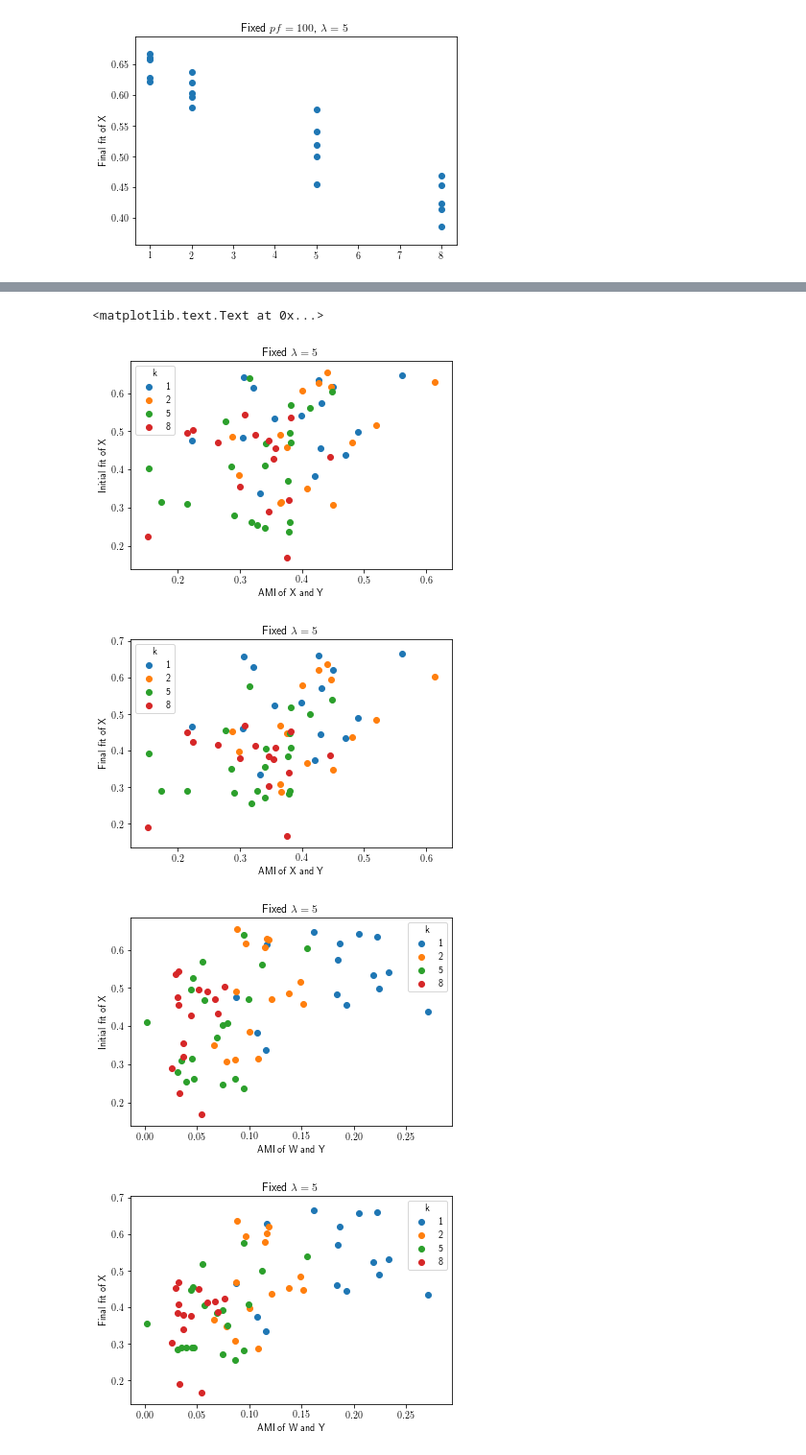
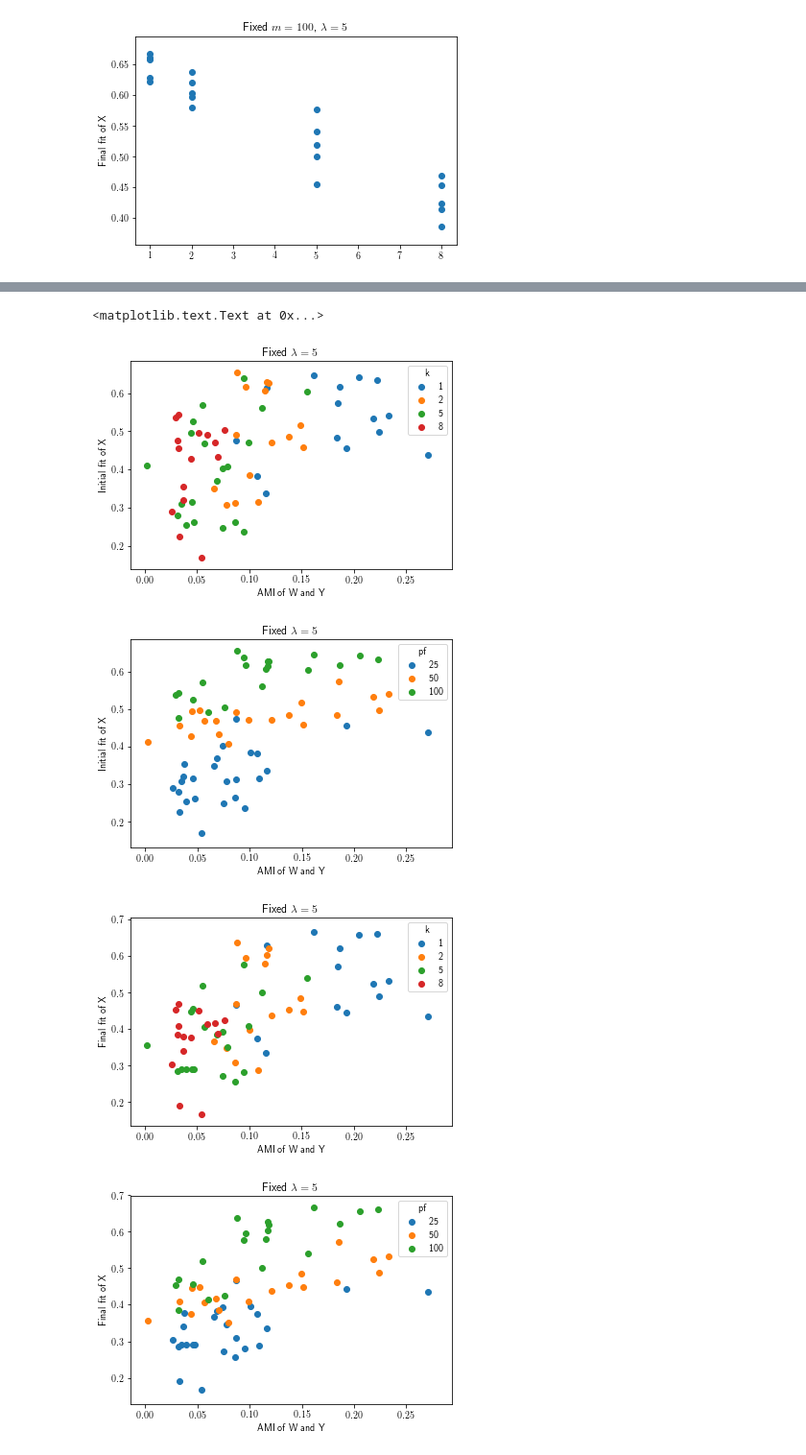
Before and after one commit to ahccheung/BCS, a Jupyter notebook: BCS_performance.ipynb, the cells around one changed output, grey strips where cells are left out. Shown at 96% size. Cells and saved outputs as stored; diff of their text form; code cells hidden in the pictures.

```diff
--- a/BCS_performance.ipynb
+++ b/BCS_performance.ipynb
@@ -46,4 +65,4 @@ plt.legend(loc = 5)
 # %%
-s1 = df[df.pf==50]
+s1 = df[df.m==50]
 s1.head()
 # %% [output]
@@ -134,13 +153,13 @@ plt.title('Fixed k=8, pf=25')
 [figure]
 # %%
 plt.figure()
-plt.scatter(df[df.k==1].pf, df[df.k==1].bcs_err)
+plt.scatter(df[df.k==1].m, df[df.k==1].bcs_err)
 plt.xlabel('Number of fixed measurements')
 plt.ylabel('Final fit of X')
 plt.title('Fixed k = 1')
 
 plt.figure()
-plt.scatter(df[(df.k==1)&(df.lda==5)].pf, df[(df.k==1)&(df.lda==5)].bcs_err)
+plt.scatter(df[(df.k==1)&(df.lda==5)].m, df[(df.k==1)&(df.lda==5)].bcs_err)
 plt.xlabel('Number of fixed measurements')
 plt.ylabel('Final fit of X')
 plt.title(r'Fixed $k = 1$, $\lambda = 5$')
@@ -148,27 +167,27 @@ plt.title(r'Fixed $k = 1$, $\lambda = 5$')
 plt.figure()
 groups = df[df.lda==5].groupby('k')
 for name, group in groups:
-    plt.scatter(group.pf, group.bcs_err, label=name)
+    plt.scatter(group.m, group.bcs_err, label=name)
 plt.title(r'Fixed $\lambda = 5$')
 plt.xlabel('Number of measurements')
 plt.ylabel('Final fit')
 plt.legend(title ='k', loc = 4)
 
 plt.figure()
-plt.scatter(df[(df.lda==5)& (df.pf==25)].k, df[(df.lda==5)& (df.pf==25)].bcs_err)
+plt.scatter(df[(df.lda==5)& (df.m==25)].k, df[(df.lda==5)& (df.m==25)].bcs_err)
 plt.xlabel('k')
 plt.ylabel('Final fit of X')
-plt.title(r'Fixed $pf=25$, $\lambda = 5$')
+plt.title(r'Fixed $m=25$, $\lambda = 5$')
 
 plt.figure()
-plt.scatter(df[(df.lda==5)& (df.pf==50)].k, df[(df.lda==5)& (df.pf==50)].bcs_err)
+plt.scatter(df[(df.lda==5)& (df.m==50)].k, df[(df.lda==5)& (df.m==50)].bcs_err)
 plt.ylabel('Final fit of X')
-plt.title(r'Fixed $pf=50$, $\lambda = 5$')
+plt.title(r'Fixed $m=50$, $\lambda = 5$')
 
 plt.figure()
-plt.scatter(df[(df.lda==5)& (df.pf==100)].k, df[(df.lda==5)& (df.pf==100)].bcs_err)
+plt.scatter(df[(df.lda==5)& (df.m==100)].k, df[(df.lda==5)& (df.m==100)].bcs_err)
 plt.ylabel('Final fit of X')
-plt.title(r'Fixed $pf=100$, $\lambda = 5$')
+plt.title(r'Fixed $m=100$, $\lambda = 5$')
 # %% [output]
 <matplotlib.text.Text at 0x...>
 [figure]
@@ -214,61 +323,41 @@ plt.title(r'Fixed $\lambda = 5$')
 # %%
-plt.figure()
-groups = df[df.lda==5].groupby('k')
-for name, group in groups:
-    plt.scatter(group.ami_yx, group.init_err, label=name)
-
-plt.xlabel('AMI of X and Y')
-plt.ylabel('Initial fit of X')
-plt.legend(title='k')
-plt.title(r'Fixed $\lambda = 5$')
-plt.figure()
-groups = df[df.lda==5].groupby('k')
-for name, group in groups:
-    plt.scatter(group.ami_yx, group.bcs_err, label=name)
-
-plt.xlabel('AMI of X and Y')
-plt.ylabel('Final fit of X')
-plt.legend(title='k')
-plt.title(r'Fixed $\lambda = 5$')
-
 plt.figure()
 groups = df[df.lda==5].groupby('k')
 for name, group in groups:
     plt.scatter(group.ami_yw, group.init_err, label=name)
 plt.xlabel('AMI of W and Y')
 plt.ylabel('Initial fit of X')
 plt.legend(title='k')
+plt.title(r'Fixed $\lambda = 5$')
+plt.figure()
+groups = df[df.lda==5].groupby('pf')
+for name, group in groups:
+    plt.scatter(group.ami_yw, group.init_err, label=name)
+plt.xlabel('AMI of W and Y')
+plt.ylabel('Initial fit of X')
+plt.legend(title='pf')
 plt.title(r'Fixed $\lambda = 5$')
 
 plt.figure()
 groups = df[df.lda==5].groupby('k')
 for name, group in groups:
     plt.scatter(group.ami_yw, group.bcs_err, label=name)
 plt.xlabel('AMI of W and Y')
 plt.ylabel('Final fit of X')
 plt.legend(title='k')
 plt.title(r'Fixed $\lambda = 5$')
 
 plt.figure()
-groups = df[df.lda==5].groupby('k')
+groups = df[df.lda==5].groupby('pf')
 for name, group in groups:
-    plt.scatter(group.ami_xw, group.init_err, label=name)
-plt.xlabel('AMI of X and W')
-plt.ylabel('Initial fit of X')
-plt.legend(title='k')
+    plt.scatter(group.ami_yw, group.bcs_err, label=name)
+plt.xlabel('AMI of W and Y')
+plt.ylabel('Final fit of X')
+plt.legend(title='pf')
 plt.title(r'Fixed $\lambda = 5$')
-
-plt.figure()
-groups = df[df.lda==5].groupby('k')
-for name, group in groups:
-    plt.scatter(group.ami_xw, group.bcs_err, label=name)
-plt.xlabel('AMI of X and W')
-plt.ylabel('Final fit of X')
-plt.legend(title='k')
-plt.title(r'Fixed $\lambda = 5$')
 # %% [output]
 <matplotlib.text.Text at 0x...>
-[figure, old version]
+[figure, new version]
-[figure, old version]
+[figure, new version]
-[figure, old version]
+[figure, new version]
-[figure, old version]
+[figure, new version]
```
Also changed, not shown: parts of 12 cells of this notebook, 4 other files.
